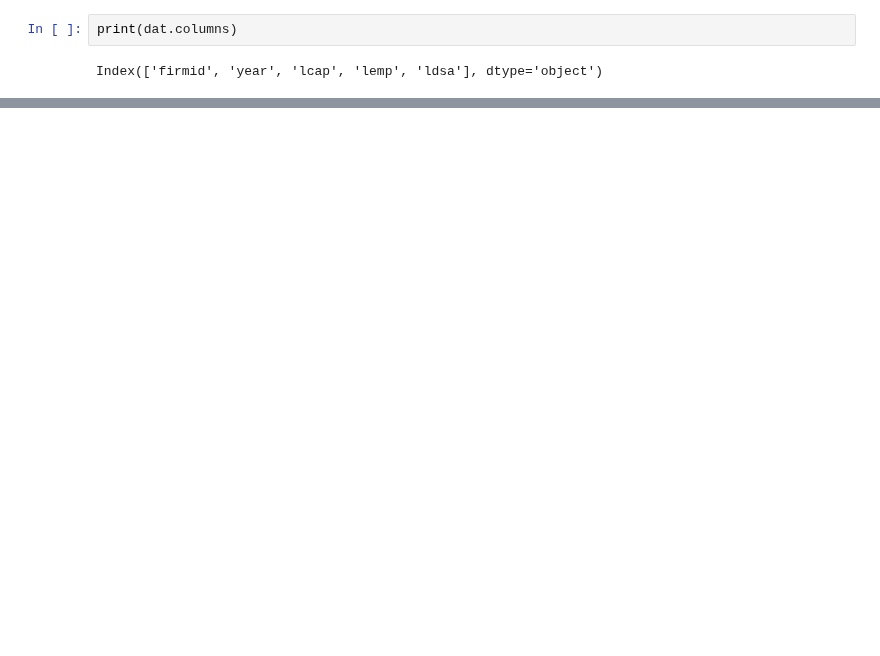
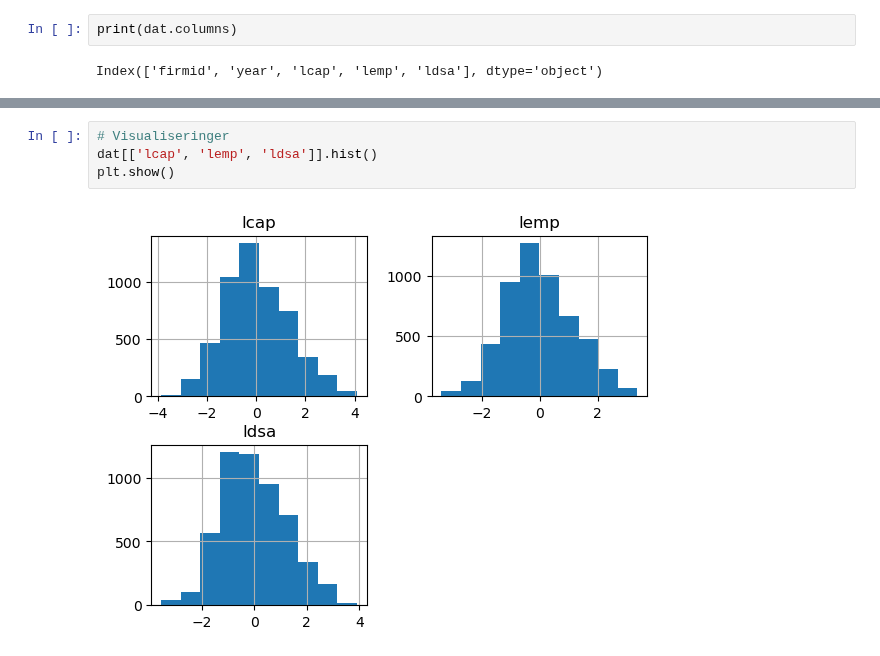
Before and after one commit to Maja0lsen/EconometricsB-aflevinger, a Jupyter notebook: Maja.ipynb, the cells around one changed output, grey strips where cells are left out. Drawn from its saved outputs; the diff is of its cells as text; blank space fills up the shorter version.

```diff
--- a/Maja.ipynb
+++ b/Maja.ipynb
@@ -30,0 +92,6 @@ Index(['firmid', 'year', 'lcap', 'lemp', 'ldsa'], dtype='object')
+# %%
+# Visualiseringer
+dat[['lcap', 'lemp', 'ldsa']].hist()
+plt.show()
+# %% [output]
+[figure, added]
```
Also changed, not shown: parts of 5 cells of this notebook.
